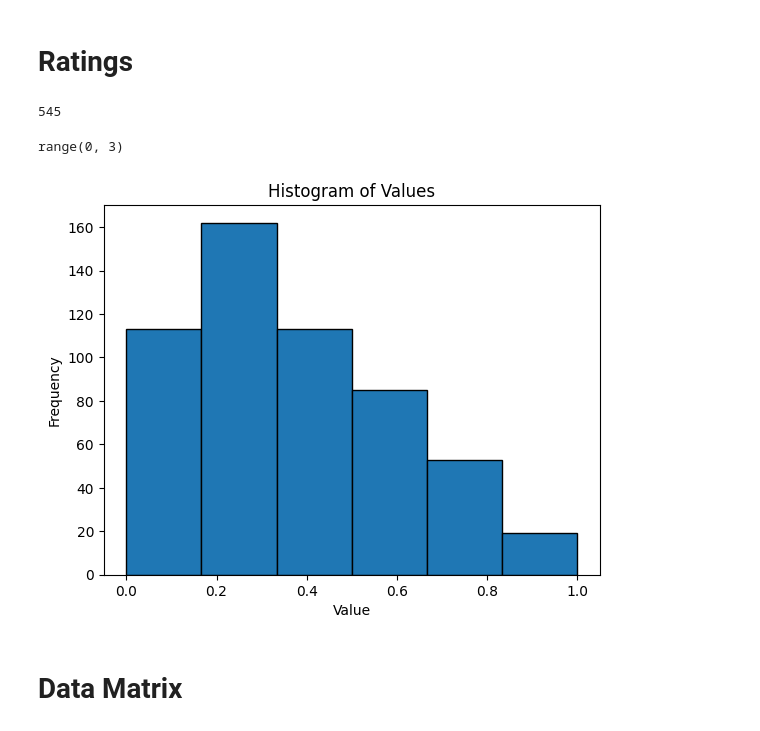
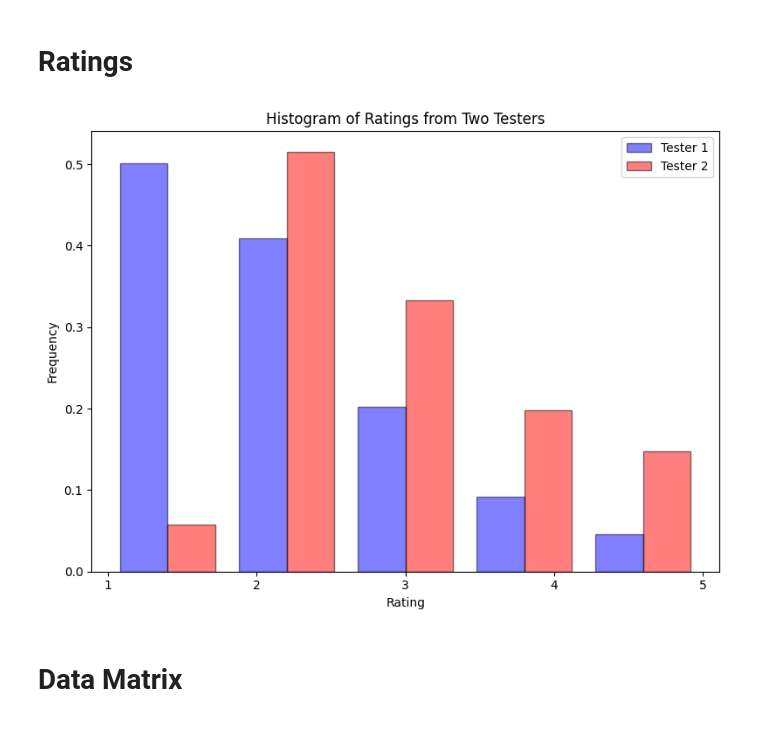
Before and after one commit to s243933/Kareninator, a Jupyter notebook: analyze_ratings.ipynb, the cells around one changed output. Cells and saved outputs as stored; diff of their text form; code cells hidden in the pictures.

```diff
--- a/analyze_ratings.ipynb
+++ b/analyze_ratings.ipynb
@@ -13,27 +13,31 @@ from sklearn.linear_model import LinearRegression
 # %% [markdown]
 # Ratings
 # %%
-df = pd.read_csv(r"C:\Users\desus\OneDrive - Danmarks Tekniske Universitet\Fall_2025\Cognitive_Modelling\Kareninator\data\ratings\s243933_image_ratings.csv")
+tester_1 = pd.read_csv(r"C:\Users\desus\OneDrive - Danmarks Tekniske Universitet\Fall_2025\Cognitive_Modelling\Kareninator\data\ratings\s243933_image_ratings.csv")
+tester_2 = pd.read_csv(r"C:\Users\desus\OneDrive - Danmarks Tekniske Universitet\Fall_2025\Cognitive_Modelling\Kareninator\data\ratings\s254232_image_ratings.csv")
 # %%
-images_list = df['Image'].tolist()
-ratings = df['Rating'].tolist()
-norm_ratings = [(x - min(ratings)) / (max(ratings) - min(ratings)) for x in ratings]
+ratings_tester_1 = tester_1['Rating'].tolist()
+ratings_tester_2 = tester_2['Rating'].tolist()
+# ratings = ratings_tester_1 + ratings_tester_2
+# norm_ratings_1 = [(x - min(ratings_tester_1)) / (max(ratings_tester_1) - min(ratings_tester_1)) for x in ratings_tester_1]
-# %%
-len(norm_ratings)
-# %% [output]
-545
-# %%
-range(math.floor(min(norm_ratings)), math.ceil(max(norm_ratings) + 2))
-# %% [output]
-range(0, 3)
+# %%
+# Plot histogram of ratings from both testers
+fig = plt.figure(figsize=(8, 6))
+plt.hist([ratings_tester_1, ratings_tester_2], bins=5, density=True, histtype='bar', color=['Blue', 'Red'], label=['Tester 1', 'Tester 2'], edgecolor="black", alpha=0.5)
+plt.xlabel("Rating")
+plt.ylabel("Frequency")
+plt.title("Histogram of Ratings from Two Testers")
+plt.xticks([1, 2, 3, 4, 5])
+plt.tight_layout()
+plt.legend();
+# %% [output]
+[figure, added]
 # %%
-plt.hist(norm_ratings, 6, edgecolor="black")
-plt.xlabel("Value")
-plt.ylabel("Frequency")
-plt.title("Histogram of Values")
-plt.show()
+# plt.hist(ratings, [1,2,3,4,5], edgecolor="black")
+# plt.xlabel("Value")
+# plt.ylabel("Frequency")
+# plt.title("Histogram of Values")
+# plt.show()
-# %% [output]
-[figure, removed]
 # %% [markdown]
 # Data Matrix
 # %%
```
Also changed, not shown: parts of 17 cells of this notebook, 2 other files.
